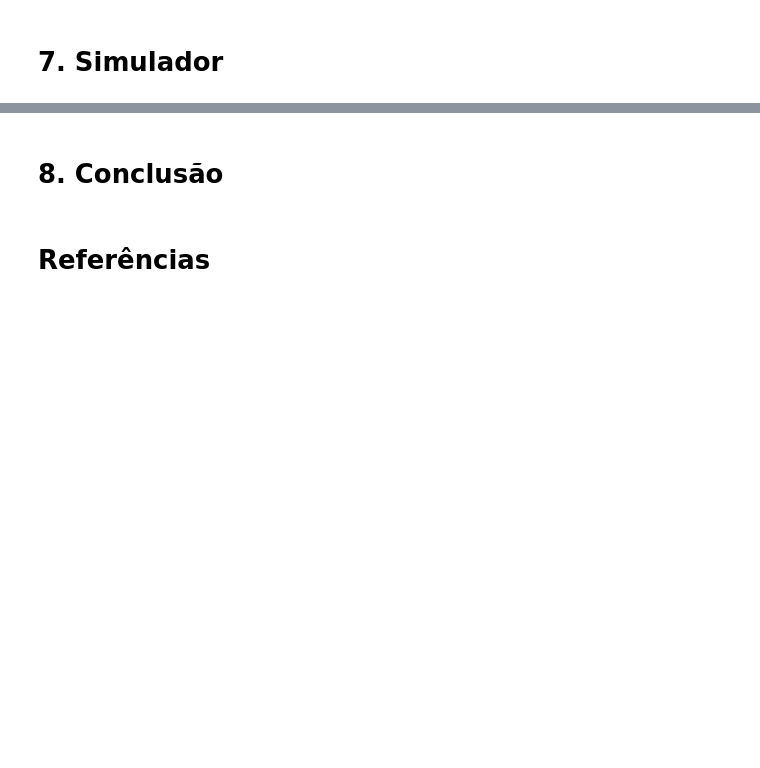
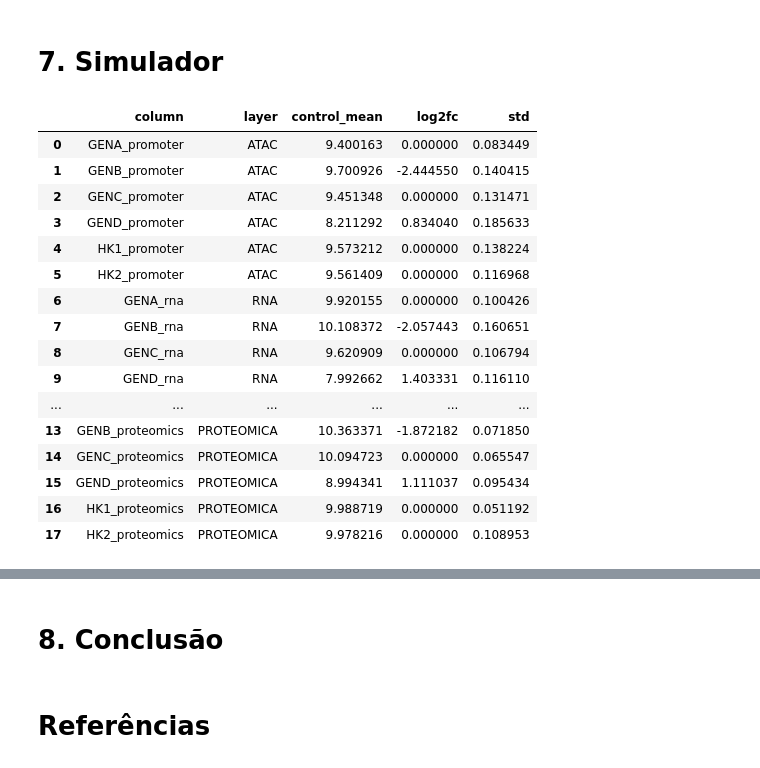
Before and after one commit to hellsdeur/multiomic, a Jupyter notebook: main.ipynb, the cells around one changed output, grey strips where cells are left out. Cells and saved outputs as stored; diff of their text form; code cells hidden in the pictures; blank space fills up the shorter version.

```diff
--- a/main.ipynb
+++ b/main.ipynb
@@ -859,0 +937,23 @@ ax.grid(alpha=0.3)
+# %%
+reference = reference_parameters(df)
+snp_reference = df[layer_columns(df, "GENOTIPOS")].mean() / 2
+
+reference
+# %% [output]
+|  | column | layer | control_mean | log2fc | std |
+| 0 | GENA_promoter | ATAC | 9.400163 | 0.000000 | 0.083449 |
+| 1 | GENB_promoter | ATAC | 9.700926 | -2.444550 | 0.140415 |
+| 2 | GENC_promoter | ATAC | 9.451348 | 0.000000 | 0.131471 |
+| 3 | GEND_promoter | ATAC | 8.211292 | 0.834040 | 0.185633 |
+| 4 | HK1_promoter | ATAC | 9.573212 | 0.000000 | 0.138224 |
+| 5 | HK2_promoter | ATAC | 9.561409 | 0.000000 | 0.116968 |
+| 6 | GENA_rna | RNA | 9.920155 | 0.000000 | 0.100426 |
+| 7 | GENB_rna | RNA | 10.108372 | -2.057443 | 0.160651 |
+| 8 | GENC_rna | RNA | 9.620909 | 0.000000 | 0.106794 |
+| 9 | GEND_rna | RNA | 7.992662 | 1.403331 | 0.116110 |
+| ... | ... | ... | ... | ... | ... |
+| 13 | GENB_proteomics | PROTEOMICA | 10.363371 | -1.872182 | 0.071850 |
+| 14 | GENC_proteomics | PROTEOMICA | 10.094723 | 0.000000 | 0.065547 |
+| 15 | GEND_proteomics | PROTEOMICA | 8.994341 | 1.111037 | 0.095434 |
+| 16 | HK1_proteomics | PROTEOMICA | 9.988719 | 0.000000 | 0.051192 |
+| 17 | HK2_proteomics | PROTEOMICA | 9.978216 | 0.000000 | 0.108953 |
```
Also changed, not shown: parts of 10 cells of this notebook.
